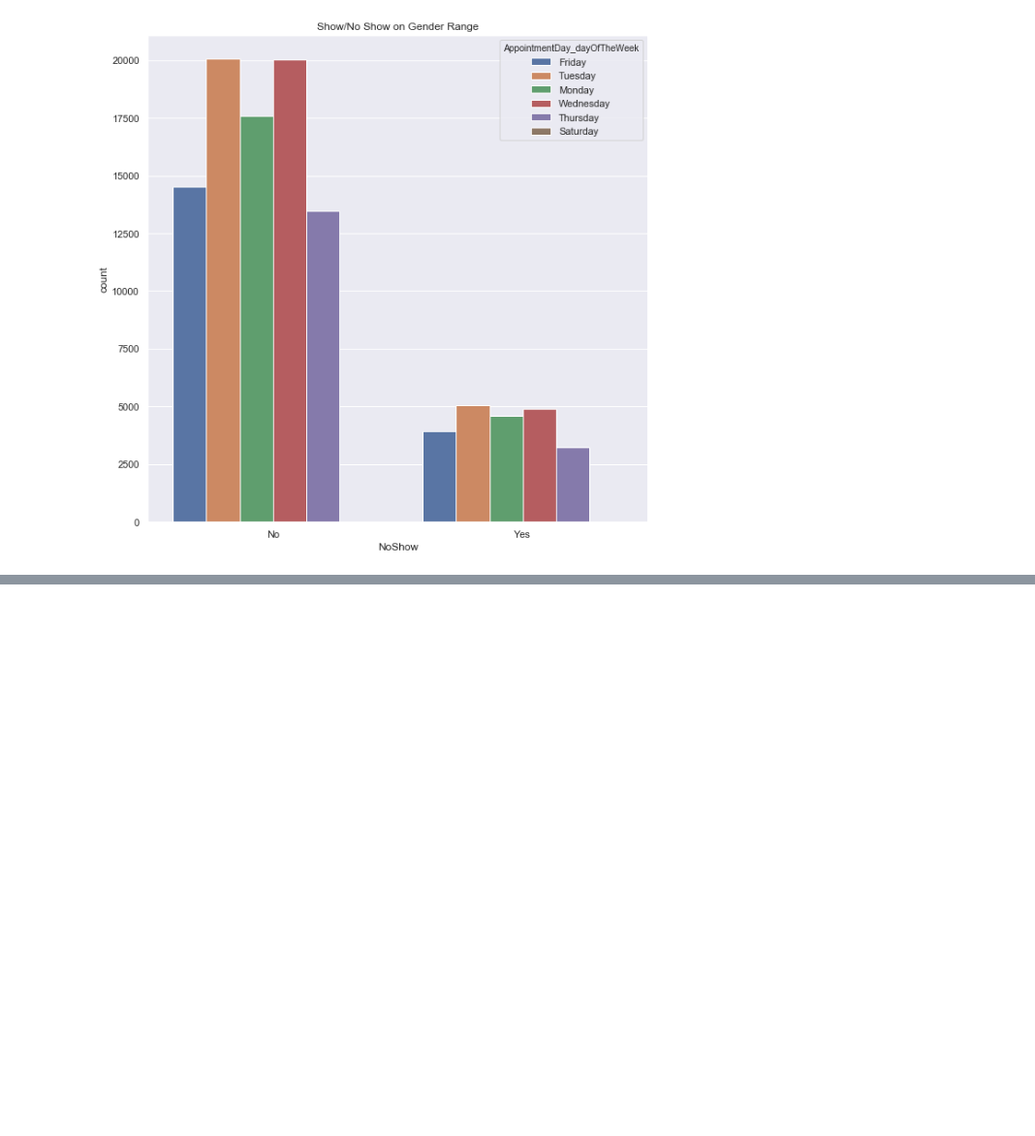
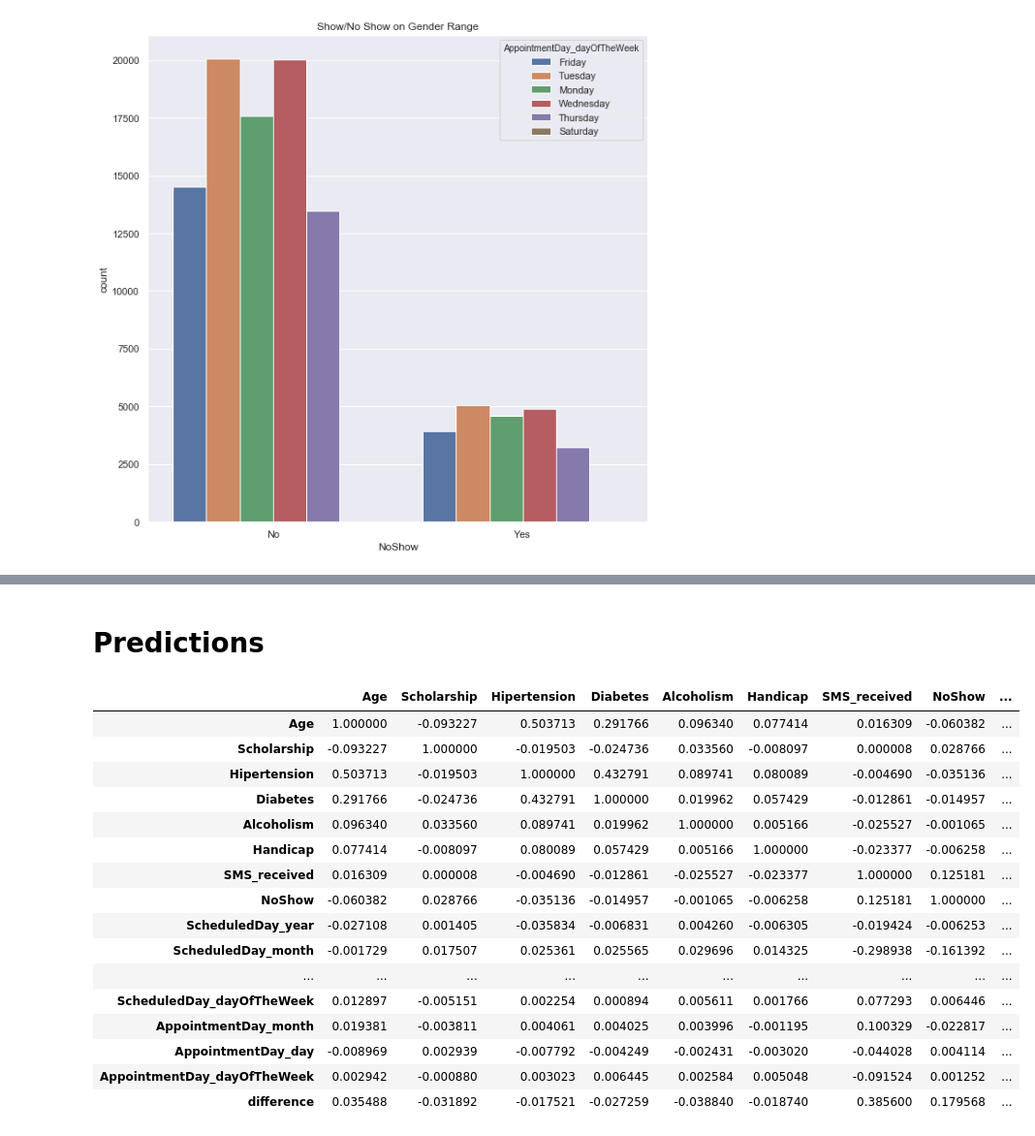
Before and after one commit to priyadarshi0007/ASTCapstone, a Jupyter notebook: NoShowPrediction.ipynb, the cells around one changed output, grey strips where cells are left out. Shown: that part at 97% size. Cells and saved outputs as stored; diff of their text form; code cells hidden in the pictures; blank space fills up the shorter version.

```diff
--- a/NoShowPrediction.ipynb
+++ b/NoShowPrediction.ipynb
@@ -189,0 +201,16 @@ DatetimeIndex(['2016-05-06 07:09:54+00:00', '2016-05-06 07:09:53+00:00',
+# %%
+dataFrame['ScheduledDay_dayOfTheWeek'] = dataFrame['ScheduledDay'].dt.weekday
+dataFrame['AppointmentDay_dayOfTheWeek'] = dataFrame['AppointmentDay'].dt.weekday
+# %%
+#We need to handle the Object data type to fit for the model
+dataFrame = dataFrame.drop(columns=['PatientId',
+                                    'ScheduledDay',
+                                    'AppointmentDay',
+                                    'AppointmentID',
+                                    'AppointmentDay_quarter',
+                                    'AppointmentDay_year',
+                                    'AppointmentDay_hour'
+                                   ])
+# %%
+dataFrame['Gender'].replace(0, 'F',inplace=True)
+dataFrame['Gender'].replace(1, 'M',inplace=True)
@@ -189,0 +221,2 @@ DatetimeIndex(['2016-05-06 07:09:54+00:00', '2016-05-06 07:09:53+00:00',
+# %%
+dataFrame.NoShow = dataFrame.NoShow.apply(lambda x: 1 if x == 'Yes' else 0)
@@ -189,0 +237,22 @@ DatetimeIndex(['2016-05-06 07:09:54+00:00', '2016-05-06 07:09:53+00:00',
+# %% [markdown]
+# Predictions
+# %%
+dataFrame.corr()
+# %% [output]
+|  | Age | Scholarship | Hipertension | Diabetes | Alcoholism | Handicap | SMS_received | NoShow | ... |
+| Age | 1.000000 | -0.093227 | 0.503713 | 0.291766 | 0.096340 | 0.077414 | 0.016309 | -0.060382 | ... |
+| Scholarship | -0.093227 | 1.000000 | -0.019503 | -0.024736 | 0.033560 | -0.008097 | 0.000008 | 0.028766 | ... |
+| Hipertension | 0.503713 | -0.019503 | 1.000000 | 0.432791 | 0.089741 | 0.080089 | -0.004690 | -0.035136 | ... |
+| Diabetes | 0.291766 | -0.024736 | 0.432791 | 1.000000 | 0.019962 | 0.057429 | -0.012861 | -0.014957 | ... |
+| Alcoholism | 0.096340 | 0.033560 | 0.089741 | 0.019962 | 1.000000 | 0.005166 | -0.025527 | -0.001065 | ... |
+| Handicap | 0.077414 | -0.008097 | 0.080089 | 0.057429 | 0.005166 | 1.000000 | -0.023377 | -0.006258 | ... |
+| SMS_received | 0.016309 | 0.000008 | -0.004690 | -0.012861 | -0.025527 | -0.023377 | 1.000000 | 0.125181 | ... |
+| NoShow | -0.060382 | 0.028766 | -0.035136 | -0.014957 | -0.001065 | -0.006258 | 0.125181 | 1.000000 | ... |
+| ScheduledDay_year | -0.027108 | 0.001405 | -0.035834 | -0.006831 | 0.004260 | -0.006305 | -0.019424 | -0.006253 | ... |
+| ScheduledDay_month | -0.001729 | 0.017507 | 0.025361 | 0.025565 | 0.029696 | 0.014325 | -0.298938 | -0.161392 | ... |
+| ... | ... | ... | ... | ... | ... | ... | ... | ... | ... |
+| ScheduledDay_dayOfTheWeek | 0.012897 | -0.005151 | 0.002254 | 0.000894 | 0.005611 | 0.001766 | 0.077293 | 0.006446 | ... |
+| AppointmentDay_month | 0.019381 | -0.003811 | 0.004061 | 0.004025 | 0.003996 | -0.001195 | 0.100329 | -0.022817 | ... |
+| AppointmentDay_day | -0.008969 | 0.002939 | -0.007792 | -0.004249 | -0.002431 | -0.003020 | -0.044028 | 0.004114 | ... |
+| AppointmentDay_dayOfTheWeek | 0.002942 | -0.000880 | 0.003023 | 0.006445 | 0.002584 | 0.005048 | -0.091524 | 0.001252 | ... |
+| difference | 0.035488 | -0.031892 | -0.017521 | -0.027259 | -0.038840 | -0.018740 | 0.385600 | 0.179568 | ... |
```
Also changed, not shown: parts of 24 cells of this notebook.
